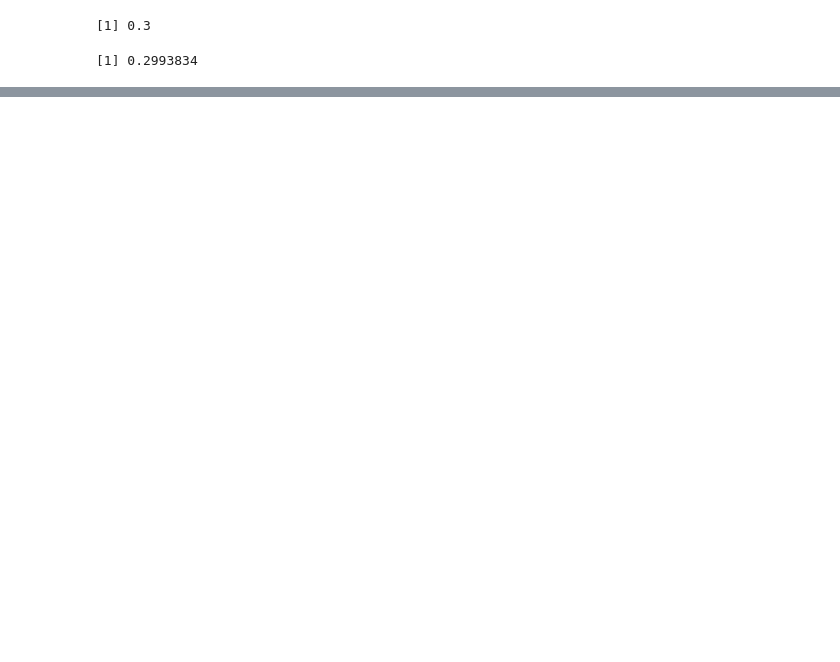
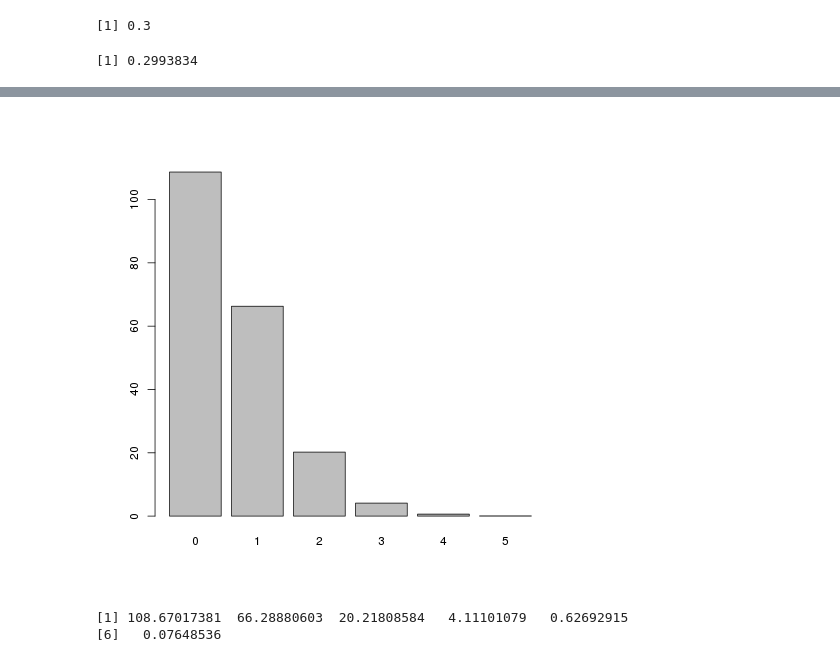
Before and after one commit to restrepo/estadistica, a Jupyter notebook: Jupyter_notebooks/Distribuciones de probabilidad R.ipynb, the cells around one changed output, grey strips where cells are left out. Cells and saved outputs as stored; diff of their text form; code cells hidden in the pictures; blank space fills up the shorter version.

```diff
--- a/Jupyter_notebooks/Distribuciones de probabilidad R.ipynb
+++ b/Jupyter_notebooks/Distribuciones de probabilidad R.ipynb
@@ -165,0 +221,9 @@ sd(simlist)/mean(simlist)
+# %%
+barplot(dpois(0:n,l)*200, names.arg=0:n)
+# %% [output]
+[figure, added]
+# %%
+dpois(0:n,l)*200
+# %% [output]
+[1] 108.67017381  66.28880603  20.21808584   4.11101079   0.62692915
+[6]   0.07648536
```
Also changed, not shown: parts of 49 cells of this notebook.
